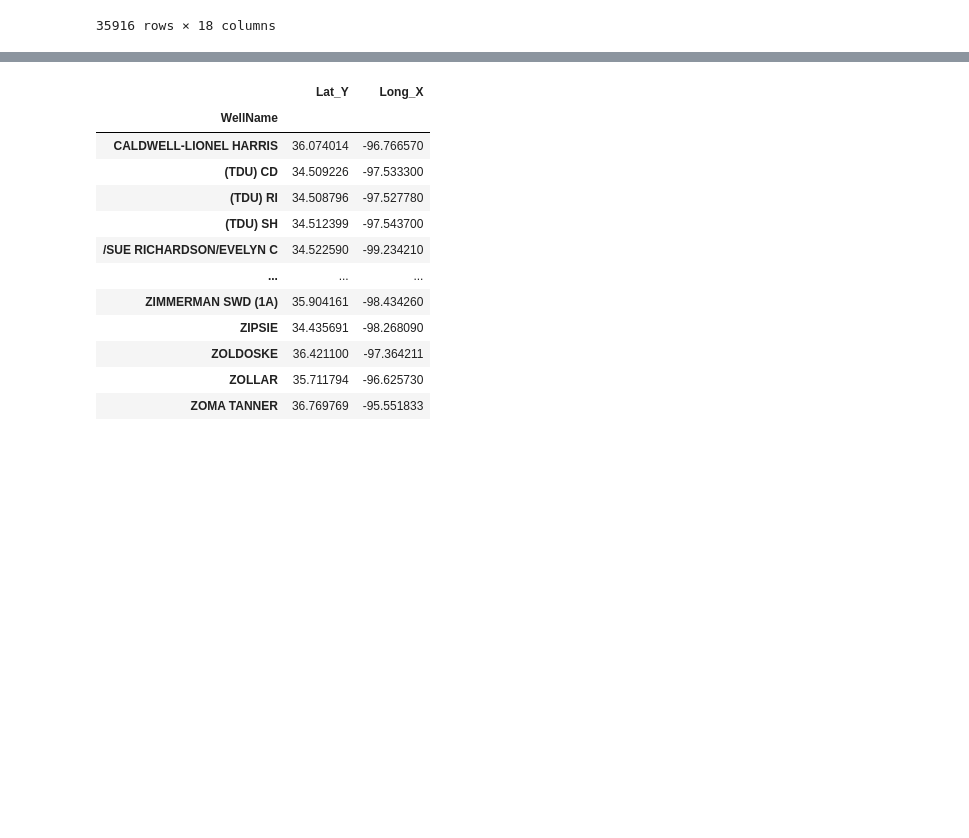
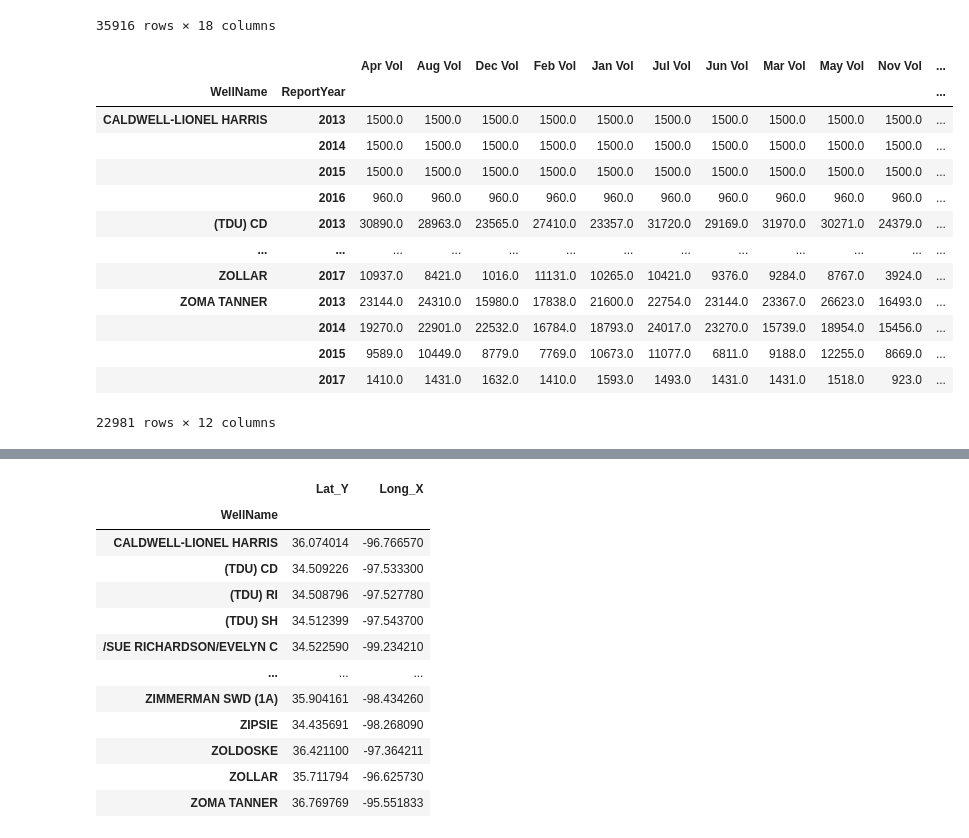
Before and after one commit to ut-data-vis-proj-1/Earthquake-Aftershock, a Jupyter notebook: Earthquakes.ipynb, the cells around one changed output, grey strips where cells are left out. Drawn from its saved outputs; the diff is of its cells as text; code cells hidden in the pictures; blank space fills up the shorter version.

```diff
--- a/Earthquakes.ipynb
+++ b/Earthquakes.ipynb
@@ -122,3 +128,25 @@ clean_total_volume_per_month_df
 | 58892 | ZOMA TANNER | 36.771194 | -95.552583 | NOWATA | 696.0 | 2015 | 1760.0 | 1382.0 | 1987.0 | 1979.0 | ... |
 | 58894 | ZOMA TANNER | 36.771194 | -95.552583 | NOWATA | 696.0 | 2017 | 1593.0 | 1410.0 | 1431.0 | 1410.0 | ... |
 35916 rows × 18 columns
+# %%
+# Get total volumes per year
+
+volume_per_month = clean_total_volume_per_month_df.pivot_table(values=["Jan Vol", "Feb Vol", "Mar Vol", "Apr Vol",
+                                                                       "May Vol", "Jun Vol", "Jul Vol", "Aug Vol",
+                                                                       "Sep Vol", "Oct Vol", "Nov Vol", "Dec Vol"], index=["WellName","ReportYear"], aggfunc='sum')
+volume_per_month
+# %% [output]
+|  |  | Apr Vol | Aug Vol | Dec Vol | Feb Vol | Jan Vol | Jul Vol | Jun Vol | Mar Vol | May Vol | Nov Vol | ... |
+| WellName | ReportYear |  |  |  |  |  |  |  |  |  |  | ... |
+| CALDWELL-LIONEL HARRIS | 2013 | 1500.0 | 1500.0 | 1500.0 | 1500.0 | 1500.0 | 1500.0 | 1500.0 | 1500.0 | 1500.0 | 1500.0 | ... |
+|  | 2014 | 1500.0 | 1500.0 | 1500.0 | 1500.0 | 1500.0 | 1500.0 | 1500.0 | 1500.0 | 1500.0 | 1500.0 | ... |
+|  | 2015 | 1500.0 | 1500.0 | 1500.0 | 1500.0 | 1500.0 | 1500.0 | 1500.0 | 1500.0 | 1500.0 | 1500.0 | ... |
+|  | 2016 | 960.0 | 960.0 | 960.0 | 960.0 | 960.0 | 960.0 | 960.0 | 960.0 | 960.0 | 960.0 | ... |
+| (TDU) CD | 2013 | 30890.0 | 28963.0 | 23565.0 | 27410.0 | 23357.0 | 31720.0 | 29169.0 | 31970.0 | 30271.0 | 24379.0 | ... |
+| ... | ... | ... | ... | ... | ... | ... | ... | ... | ... | ... | ... | ... |
+| ZOLLAR | 2017 | 10937.0 | 8421.0 | 1016.0 | 11131.0 | 10265.0 | 10421.0 | 9376.0 | 9284.0 | 8767.0 | 3924.0 | ... |
+| ZOMA TANNER | 2013 | 23144.0 | 24310.0 | 15980.0 | 17838.0 | 21600.0 | 22754.0 | 23144.0 | 23367.0 | 26623.0 | 16493.0 | ... |
+|  | 2014 | 19270.0 | 22901.0 | 22532.0 | 16784.0 | 18793.0 | 24017.0 | 23270.0 | 15739.0 | 18954.0 | 15456.0 | ... |
+|  | 2015 | 9589.0 | 10449.0 | 8779.0 | 7769.0 | 10673.0 | 11077.0 | 6811.0 | 9188.0 | 12255.0 | 8669.0 | ... |
+|  | 2017 | 1410.0 | 1431.0 | 1632.0 | 1410.0 | 1593.0 | 1493.0 | 1431.0 | 1431.0 | 1518.0 | 923.0 | ... |
+22981 rows × 12 columns
```
Also changed, not shown: parts of 28 cells of this notebook.
